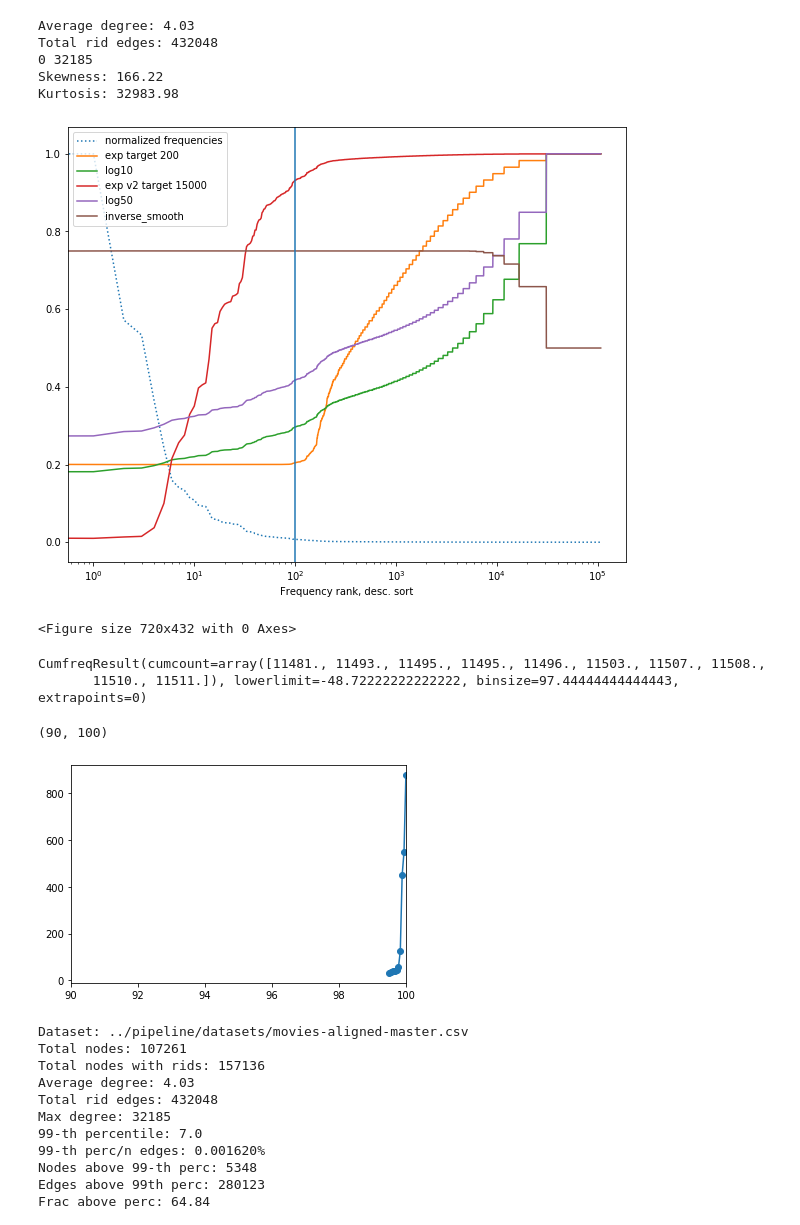
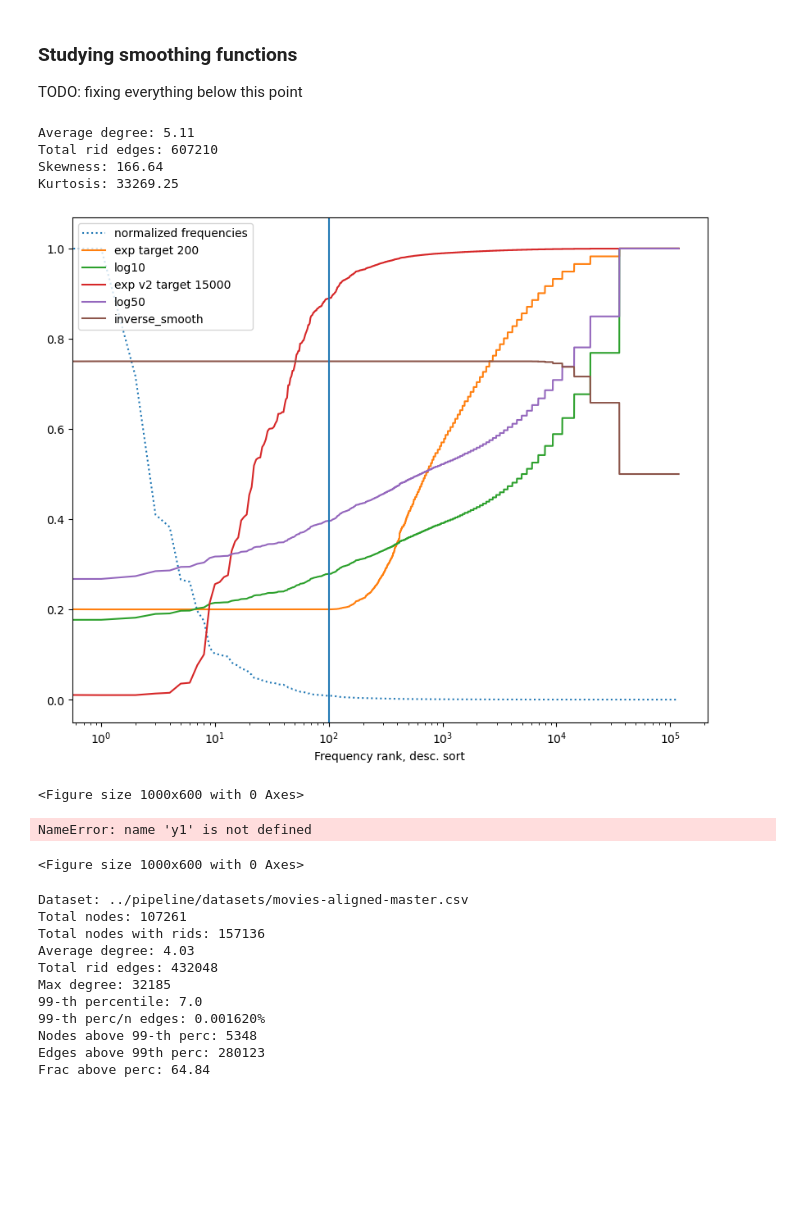
Before and after one commit to rcap107/embdi, a Jupyter notebook: study_dataset.ipynb, the cells around one changed output. Drawn from its saved outputs; the diff is of its cells as text; code cells hidden in the pictures; blank space fills up the shorter version.

```diff
--- a/study_dataset.ipynb
+++ b/study_dataset.ipynb
@@ -174,8 +25,0 @@ class StudyUnit:
-# %%
-sus = {}
-for dset in ['amazon_google', 'walmart_amazon', 'itunes_amazon', 'imdb_movielens', 'dblp_scholar', 'fodors_zagats', 'dblp_acm', 'beer']:
-    print(dset)
-    su = StudyUnit(dset)
-    sus[dset] = su
-#     su.print_basic_info()
-#     su.print_graph_info()
@@ -198,0 +317,11 @@ beer
+# %%
+study_unit_dict = {}
+dataset_list = ['amazon_google', 'walmart_amazon', 'itunes_amazon', 'imdb_movielens', 'dblp_scholar', 'fodors_zagats', 'dblp_acm', 'beer']
+# dataset_list = ['amazon_google']
+info_by_dataset = {x: None for x in dataset_list}
+for dset in dataset_list:
+    print(dset)
+    study_unit = StudyUnit(dset)
+    study_unit_dict[dset] = study_unit
+    info = study_unit.get_graph_info()
+    info_by_dataset[dset] = info
@@ -237,0 +390,20 @@ ebn = edges_by_node(dblp_acm.nxg)
+# %%
+fig, axs = plt.subplots()
+for dataset, info_dict in info_by_dataset.items():
+    y = info_dict['edge_count_by_node']
+    norm_y = normalize(y)
+    axs.semilogx(norm_y, label=dataset)
+    axs.set_xlim([1, 2e5])
+
+axins = axs.inset_axes([0.4, 0.3, 0.4, 0.4])
+for dataset, info_dict in info_by_dataset.items():
+    y = info_dict['edge_count_by_node']
+    norm_y = normalize(y)
+    axins.semilogx(norm_y)
+    x1,x2,y1,y2 = 1e1, 1e3, 0, 0.2
+    axins.set_xlim(x1,x2)
+    axins.set_ylim(y1,y2)
+
+axs.indicate_inset_zoom(axins)
+plt.legend()
+plt.tight_layout()
@@ -297,3 +441,6 @@ Average degree above perc: 317.69
+# %% [markdown]
+### Studying smoothing functions
+TODO: fixing everything below this point
 # %%
 def smooth_freq(freq, s=0.2, k=0.05, target=200, eps=0.01):
     return smooth_exp(freq, eps, target, k, s)
@@ -324,7 +471,7 @@ def inverse_smooth(x, s):
 # %%
 g = nx.Graph()
 # %%
-path_df = str('../pipeline/datasets/movies-aligned-master.csv')
+path_df = str('pipeline/datasets/original_er_datasets/imdb_movielens.csv')
 df = pd.read_csv(path_df, dtype=str)
 
 counts = Counter(df.values.ravel())
@@ -348,40 +495,39 @@ print('Total rid edges: {}'.format(sumdeg))
 
 norm_v1 = normalize(v1)
 fig = plt.figure(figsize=(10,8))
 ax = fig.gca()
 # plt.loglog(v1)
 
 plt.semilogx(norm_v1, label='normalized frequencies', ls=':')
 
 # plt.xlim([0, 1000])
 # fig = plt.figure()
 y1 = smooth_freq(v1)
 y2 = f_log(v1)
 y3 = smooth_freq(v1, target=15000, s=0.01)
 y4 = f_log(v1, 50)
 y5 = inverse_smooth(v1, 0.5)
 
 plt.semilogx(y1, label='exp target 200')
 plt.semilogx(y2, label='log10')
 plt.semilogx(y3, label='exp v2 target 15000')
 plt.semilogx(y4, label='log50')
 plt.semilogx(y5, label='inverse_smooth')
 
 plt.xlabel('Frequency rank, desc. sort')
 plt.legend()
 ax.axvline(100)
 # plt.xlim([0.1,10e5])
 fig = plt.figure(figsize=(10,6))
 print('Skewness: {:.2f}'.format(stats.skew(v1)))
 print('Kurtosis: {:.2f}'.format(stats.kurtosis(v1)))
 # %% [output]
-Average degree: 4.03
-Total rid edges: 432048
-0 32185
-Skewness: 166.22
-Kurtosis: 32983.98
+Average degree: 5.11
+Total rid edges: 607210
+Skewness: 166.64
+Kurtosis: 33269.25
-[figure, old version]
+[figure, new version]
-<Figure size 720x432 with 0 Axes>
+<Figure size 1000x600 with 0 Axes>
 # %%
 fig = plt.figure(figsize=(10,6))
 
@@ -391,13 +537,11 @@ plt.semilogx(y3*v1, label='exp v2 target 10')
 plt.semilogx(y4*v1, label='log5')
 plt.semilogx(v1, label='unweighted')
 plt.legend()
+# %% [output]
+NameError: name 'y1' is not defined
+<Figure size 1000x600 with 0 Axes>
 # %%
 plt.semilogx(normalize(vmovies), label='movies')
 plt.semilogx(normalize(vanime), label='anime')
 plt.semilogx(normalize(vdblp), label='dblp')
 plt.legend()
-# %%
-stats.cumfreq(v1)
-# %% [output]
-CumfreqResult(cumcount=array([11481., 11493., 11495., 11495., 11496., 11503., 11507., 11508.,
-       11510., 11511.]), lowerlimit=-48.72222222222222, binsize=97.44444444444443, extrapoints=0)
@@ -407,9 +548,3 @@ perc = np.percentile(v1, xax)
-# %%
-plt.plot(xax,perc, marker='o')
-plt.xlim([90, 100])
-# %% [output]
-(90, 100)
-[figure, removed]
 # %%
 dsets = [
     str('../pipeline/datasets/movies-aligned-master.csv'),
```
Also changed, not shown: parts of 19 cells of this notebook.
